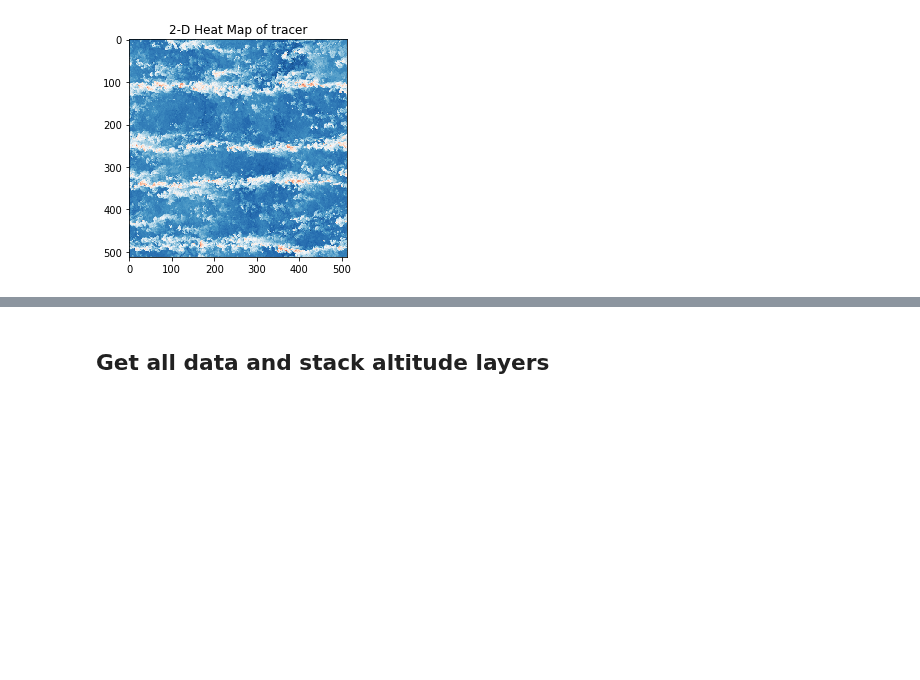
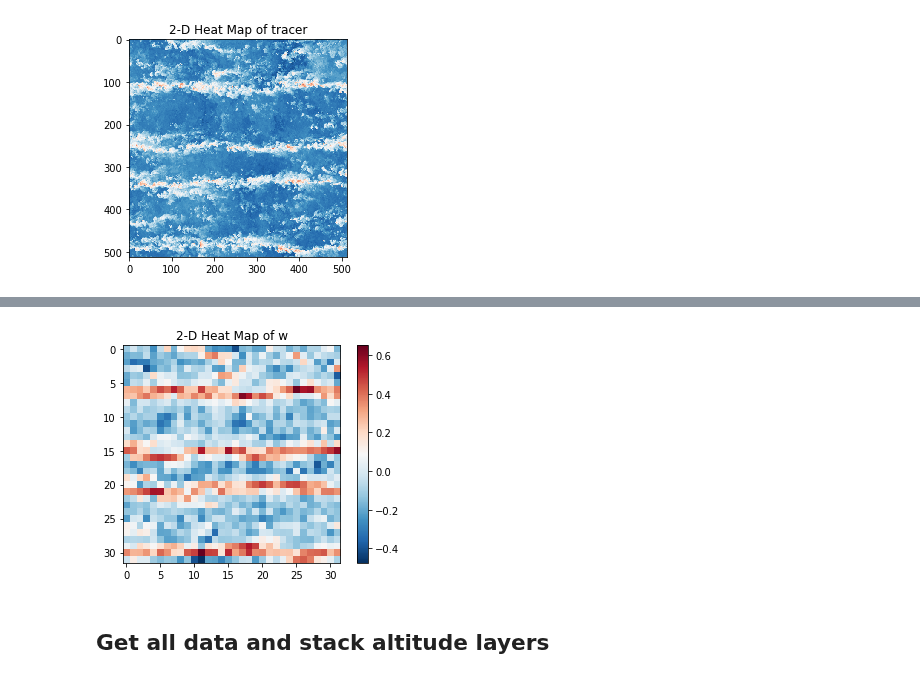
Before and after one commit to AdrienBq/Turbulence, a Jupyter notebook: explo/first_explo.ipynb, the cells around one changed output, grey strips where cells are left out. Drawn from its saved outputs; the diff is of its cells as text; code cells hidden in the pictures; blank space fills up the shorter version.

```diff
--- a/explo/first_explo.ipynb
+++ b/explo/first_explo.ipynb
@@ -89,3 +89,7 @@ utils.print_one_alt('data/wxy18_T10.nc','w',18,'coolwarm')
+# %%
+utils.print_one_alt('data/wxy18_T10.nc','w',18,L=16,coarse=True,color='RdBu_r')
+# %% [output]
+[figure, added]
 # %% [markdown]
 ## Get all data and stack altitude layers
 # %%
```
Also changed, not shown: parts of 2 cells of this notebook, 3 other files.
